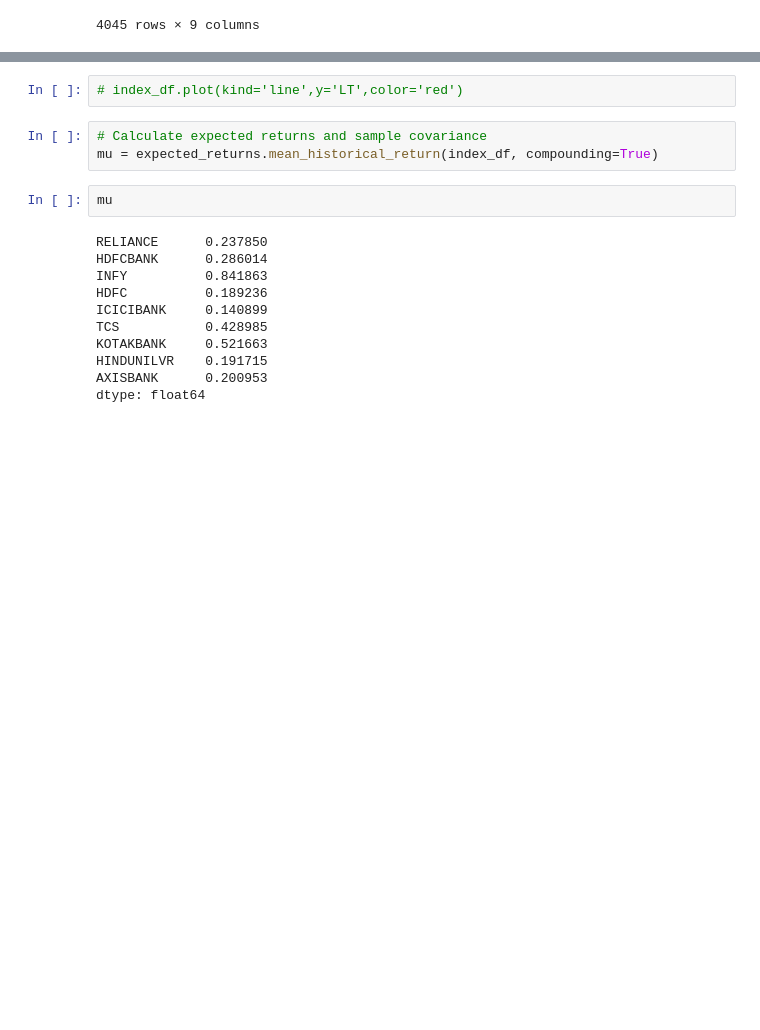
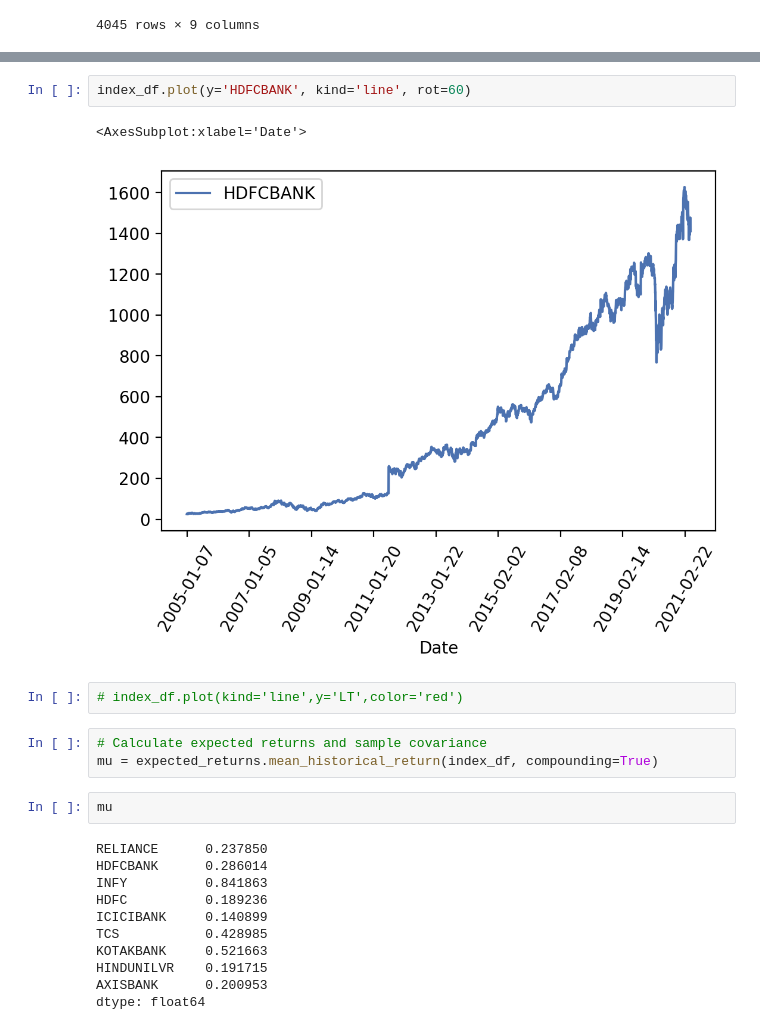
Before and after one commit to devanshdalal/portfolio-optimization-pypfopt, a Jupyter notebook: optimizer.ipynb, the cells around one changed output, grey strips where cells are left out. Drawn from its saved outputs; the diff is of its cells as text; blank space fills up the shorter version.

```diff
--- a/optimizer.ipynb
+++ b/optimizer.ipynb
@@ -52,3 +58,8 @@ index_df
+# %%
+index_df.plot(y='HDFCBANK', kind='line', rot=60)
+# %% [output]
+<AxesSubplot:xlabel='Date'>
+[figure, added]
 # %%
 # index_df.plot(kind='line',y='LT',color='red')
 # %%
```
Also changed, not shown: parts of 4 cells of this notebook, 6 other files.
